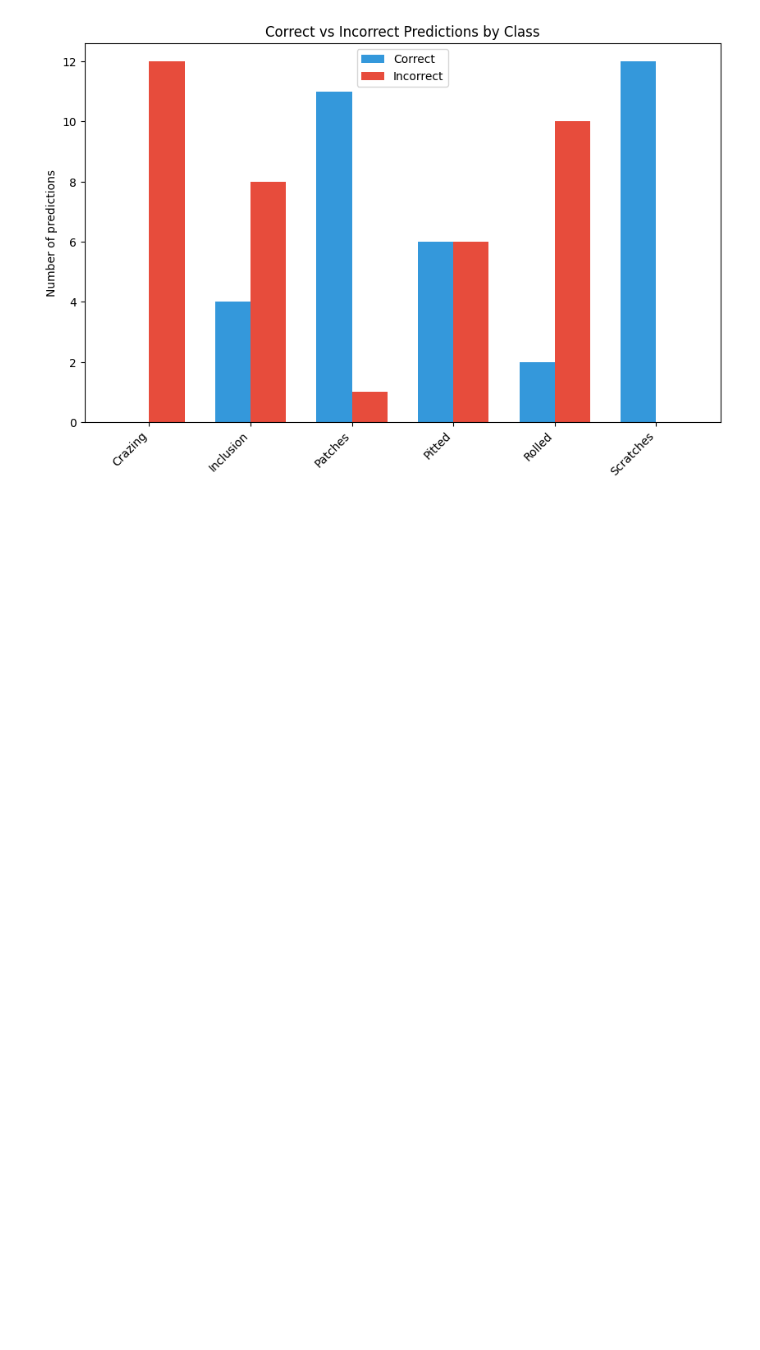
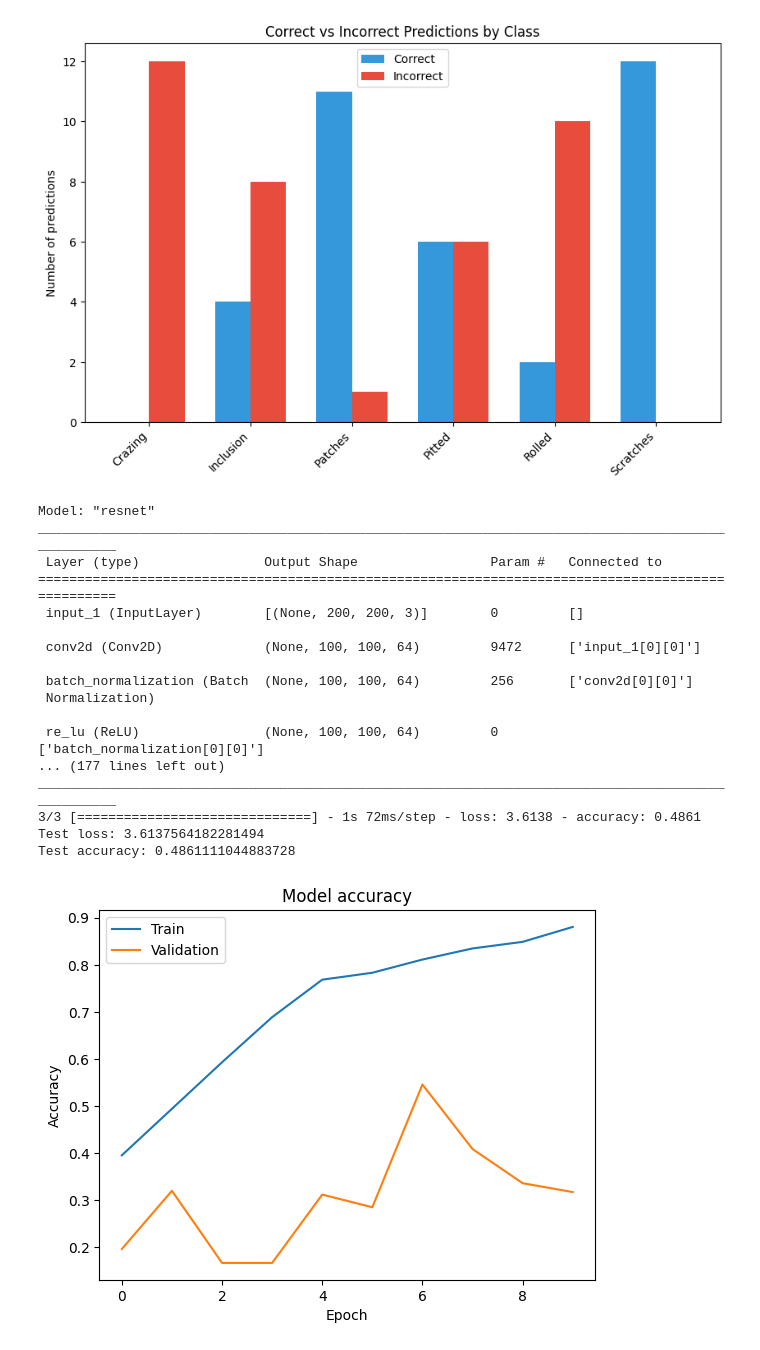
Before and after one commit to AhamadAli30/Defect-Detection-using-Deep-Learning, a Jupyter notebook: Metal_Detection_Resnet.ipynb, the cells around one changed output. Saved outputs shown, nothing was run; the diff lists cells and outputs as text; code cells hidden in the pictures; blank space fills up the shorter version.

```diff
--- a/Metal_Detection_Resnet.ipynb
+++ b/Metal_Detection_Resnet.ipynb
@@ -189,9 +189,6 @@ resnet_model.save(model_path)
 history_path = os.path.join(model_dir, 'history.pkl')
 with open(history_path, 'wb') as f:
     pickle.dump(history.history, f)
-# %%
-import pickle
-resnet_model = pickle.load(open('/content/drive/MyDrive/NEU Metal Surface Defects Data/resnet_model.pkl', 'rb'))
 # %%
 
 def plot_history(history):
@@ -355,3 +352,60 @@ plt.show()
 # %% [output]
 3/3 [==============================] - 1s 102ms/step
 [figure]
+# %%
+# prompt: read the saved model along with history
+
+import matplotlib.pyplot as plt
+# Load the saved model
+model_path = '/content/drive/MyDrive/NEU Metal Surface Defects Data/ResNet_model.h5'
+resnet_model_1 = tf.keras.models.load_model(model_path)
+
+# Load the saved history
+history_path = '/content/drive/MyDrive/NEU Metal Surface Defects Data/history.pkl'
+with open(history_path, 'rb') as f:
+    history = pickle.load(f)
+
+# Print the model summary
+resnet_model_1.summary()
+
+# Evaluate the model on the test set
+test_loss, test_acc = resnet_model_1.evaluate(test_generator)
+print('Test loss:', test_loss)
+print('Test accuracy:', test_acc)
+
+# Plot the training and validation accuracy
+plt.plot(history['accuracy'])
+plt.plot(history['val_accuracy'])
+plt.title('Model accuracy')
+plt.ylabel('Accuracy')
+plt.xlabel('Epoch')
+plt.legend(['Train', 'Validation'], loc='upper left')
+plt.show()
+
+# Plot the training and validation loss
+plt.plot(history['loss'])
+plt.plot(history['val_loss'])
+plt.title('Model loss')
+plt.ylabel('Loss')
+plt.xlabel('Epoch')
+plt.legend(['Train', 'Validation'], loc='upper left')
+plt.show()
+# %% [output]
+Model: "resnet"
+__________________________________________________________________________________________________
+ Layer (type)                Output Shape                 Param #   Connected to
+==================================================================================================
+ input_1 (InputLayer)        [(None, 200, 200, 3)]        0         []
+
+ conv2d (Conv2D)             (None, 100, 100, 64)         9472      ['input_1[0][0]']
+
+ batch_normalization (Batch  (None, 100, 100, 64)         256       ['conv2d[0][0]']
+ Normalization)
+
+ re_lu (ReLU)                (None, 100, 100, 64)         0         ['batch_normalization[0][0]']
+... (177 lines left out)
+__________________________________________________________________________________________________
+3/3 [==============================] - 1s 72ms/step - loss: 3.6138 - accuracy: 0.4861
+Test loss: 3.6137564182281494
+Test accuracy: 0.4861111044883728
+[figure, added]
```
Also changed, not shown: parts of 2 cells of this notebook.
